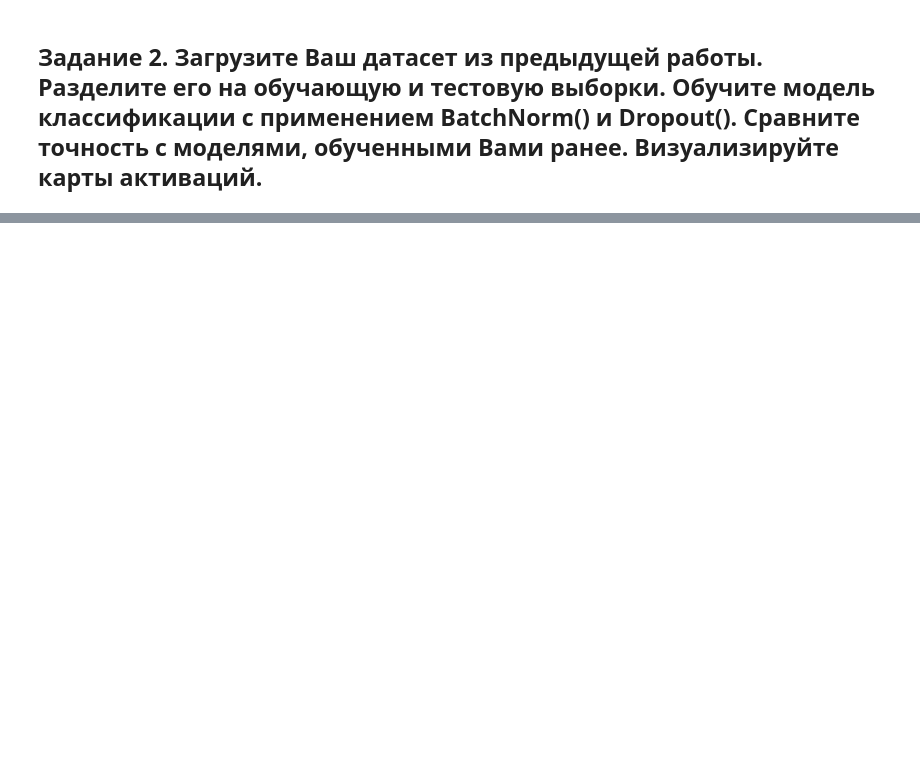
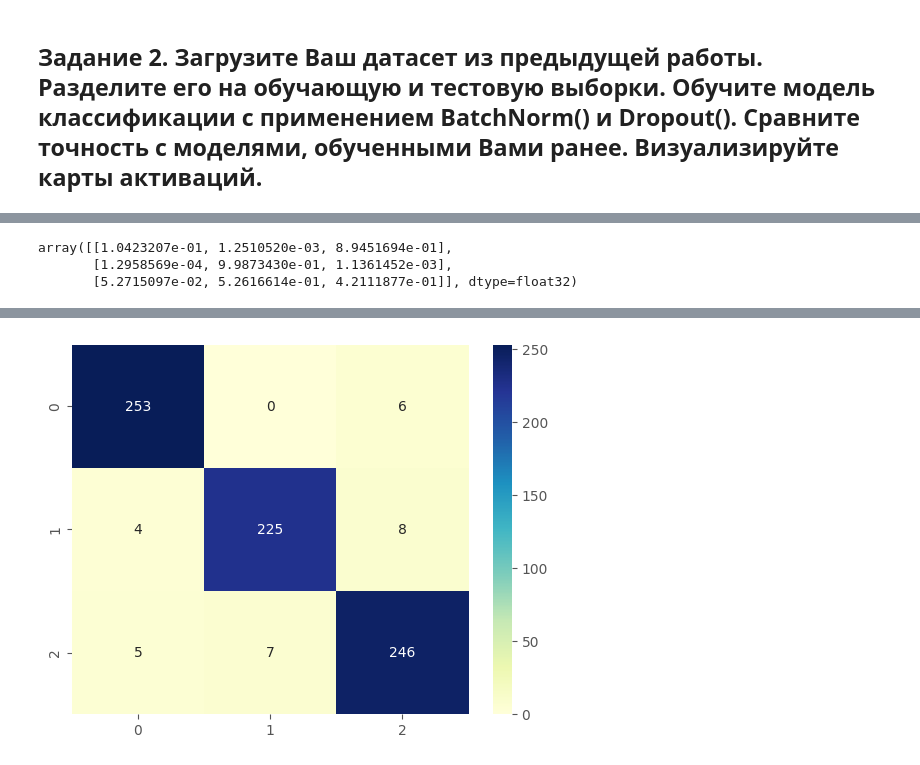
Before and after one commit to MRnickRuss/AI, a Jupyter notebook: Pr4.ipynb, the cells around one changed output, grey strips where cells are left out. Cells and saved outputs as stored; diff of their text form; code cells hidden in the pictures; blank space fills up the shorter version.

```diff
--- a/Pr4.ipynb
+++ b/Pr4.ipynb
@@ -752,0 +783,24 @@ array([[0, 0, 0, 1],
+# %%
+predictions[:3]
+# %% [output]
+array([[1.0423207e-01, 1.2510520e-03, 8.9451694e-01],
+       [1.2958569e-04, 9.9873430e-01, 1.1361452e-03],
+       [5.2715097e-02, 5.2616614e-01, 4.2111877e-01]], dtype=float32)
+# %%
+from sklearn.metrics import confusion_matrix
+import seaborn as sns
+
+# Получим прогнозы по валидационным даннным
+predY = model.predict(X_val, batch_size=50)
+
+# Преобразуем вероятности в метки классов
+predY = predY.argmax(axis=1)
+Y_val = Y_val.argmax(axis=1)
+
+# Вычисляем матрицу ошибок
+conf_mat = confusion_matrix(Y_val, predY)
+
+# Визуализируем матрицу ошибок
+sns.heatmap(conf_mat, annot=True, fmt="d", cmap="YlGnBu")
+plt.show()
+# %% [output]
@@ -752,0 +808 @@ array([[0, 0, 0, 1],
+[figure, added]
```
Also changed, not shown: parts of 33 cells of this notebook.
